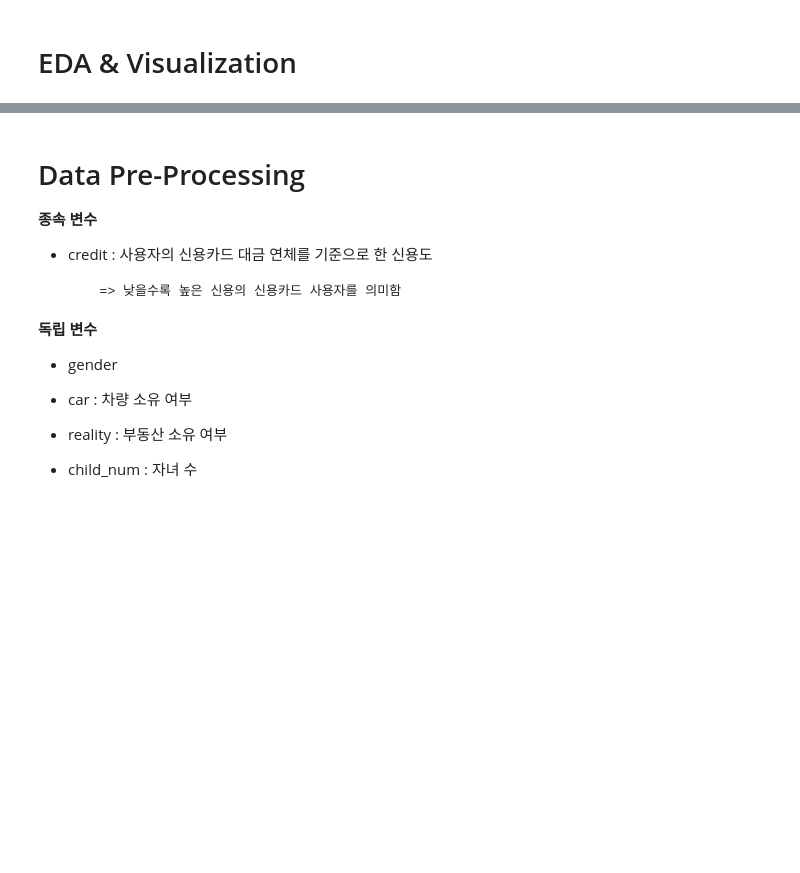
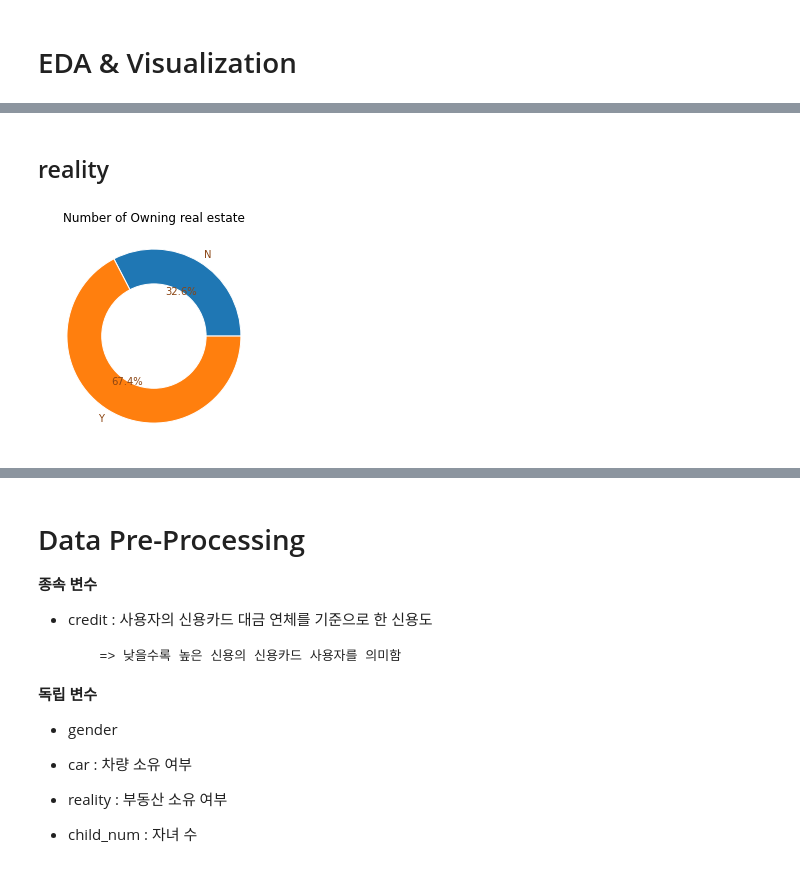
Before and after one commit to Byeon-MJ/CreditCard_Overdue_Prediction, a Jupyter notebook: ML_CreditCard_Classification_Final.ipynb, the cells around one changed output, grey strips where cells are left out. Cells and saved outputs as stored; diff of their text form; code cells hidden in the pictures; blank space fills up the shorter version.

```diff
--- a/ML_CreditCard_Classification_Final.ipynb
+++ b/ML_CreditCard_Classification_Final.ipynb
@@ -125,0 +151,14 @@ plt.show()
+# %% [markdown]
+## reality
+# %%
+df1= train.groupby('reality').count()['index'] #reality (부동산) groupby후 시각화
+my_circle=plt.Circle((0,0),0.6,color='white')
+fig = plt.figure()
+plt.pie(df1,labels=df1.index,wedgeprops={'linewidth':1,'edgecolor':'white'},autopct='%1.1f%%',textprops={'color':"saddlebrown"})
+p=plt.gcf()
+p.gca().add_artist(my_circle)
+fig.patch.set_facecolor('white')
+plt.title('Number of Owning real estate')
+plt.show()
+# %% [output]
+[figure, added]
```
Also changed, not shown: parts of 15 cells of this notebook.
